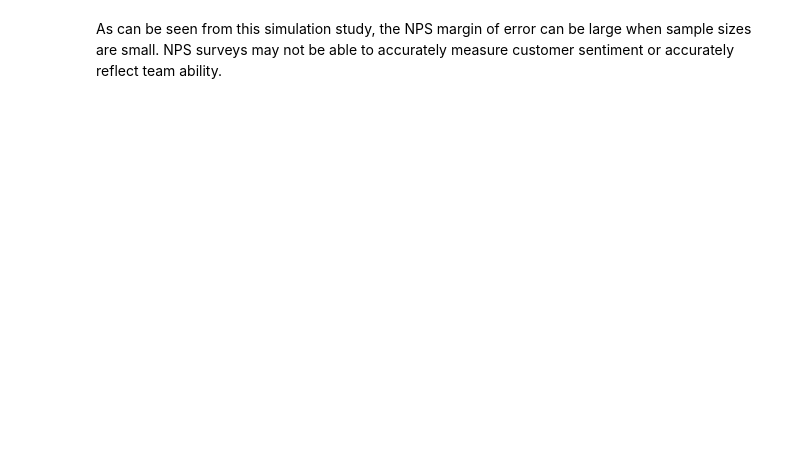
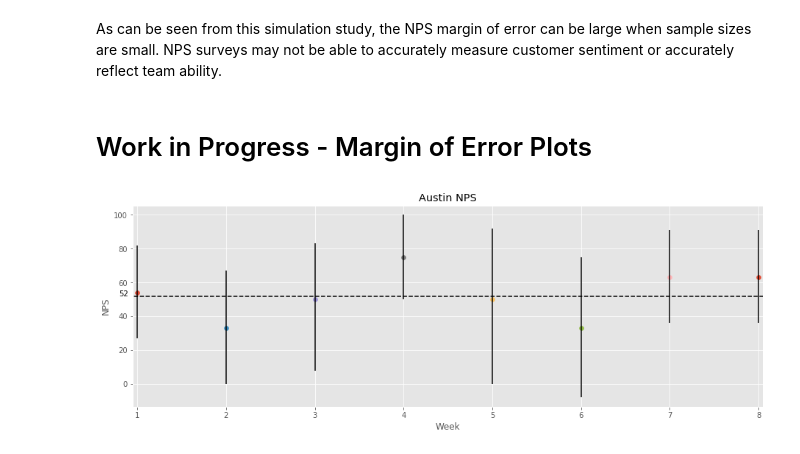
Before and after one commit to kinyipchien/nps-small-sample-sim, a Jupyter notebook: nps_simulation.ipynb, the cells around one changed output. Saved outputs shown, nothing was run; the diff lists cells and outputs as text; code cells hidden in the pictures; blank space fills up the shorter version.

```diff
--- a/nps_simulation.ipynb
+++ b/nps_simulation.ipynb
@@ -208,2 +198,49 @@ ValueError: x and y must have same first dimension, but have shapes (24,) and (2
 # %% [markdown]
 As can be seen from this simulation study, the NPS margin of error can be large when sample sizes are small. NPS surveys may not be able to accurately measure customer sentiment or accurately reflect team ability.
+# %% [markdown]
+# Work in Progress - Margin of Error Plots
+# %%
+def nps_moe_plotter(npss, weeks, ax, title, confidence=0.95):
+    '''Plots Margin of Errors for given arrays of Detractors, Neutrals, Promoters over weeks'''
+
+    for week, nps in zip(weeks, npss):
+        # nps is a count of Detractors, Neutrals, Promoters
+        if len(nps) > 1:
+            # (lower confidence bound, mean, upper confidence bound) of NPS
+            cl, mean, cu = nps_margin_of_error(det_neu_pro=nps, sample_size=sum(nps), confidence=0.95)
+            # scatter plot of mean NPS against week
+            ax.scatter(week, mean)
+            # plot confidence interval
+            ax.vlines(week, cl, cu)
+#         # nps is a single score
+#         else:
+#             ax.scatter(week, nps)
+
+    # plot settings
+    ax.set(title=f'{title} NPS'
+          ,xlabel='Week'
+          ,ylabel='NPS'
+          ,xlim=(weeks[0]-0.05, weeks[-1]+0.05)
+          ,xticks=weeks)
+
+    # calculate the mean NPS across all weeks
+    _, session_mean, _ = nps_margin_of_error(np.array(npss).sum(axis=0))
+    # plot mean NPS across all weeks
+    ax.hlines(session_mean, weeks[0]-0.5, weeks[-1]+0.5, linestyles='dashed')
+    # annotate session mean NPS
+    ax.annotate(f'{session_mean}'
+               ,(weeks[0], session_mean)
+               ,textcoords='offset points'
+               ,xytext=(-25, 0)
+               )
+# %%
+# npss = [[0, 5, 6], [1, 6, 5], [1, 4, 7], [0, 3, 9], [2, 2, 8], [2, 4, 6], [0, 4, 7], [0, 4, 7], [73], [64], [73], [82]]
+# weeks = [1, 2, 3, 4, 5, 6, 7, 8, 9, 10, 11, 12]
+npss = [[0, 5, 6], [1, 6, 5], [1, 4, 7], [0, 3, 9], [2, 2, 8], [2, 4, 6], [0, 4, 7], [0, 4, 7]]
+weeks = [1, 2, 3, 4, 5, 6, 7, 8]
+
+fig, ax = plt.subplots(figsize=(6.4*2, 4.8), tight_layout=True)
+nps_moe_plotter(npss, weeks, ax, 'Austin')
+plt.show()
+# %% [output]
+[figure, added]
```
Also changed, not shown: parts of 10 cells of this notebook, 1 other file.
